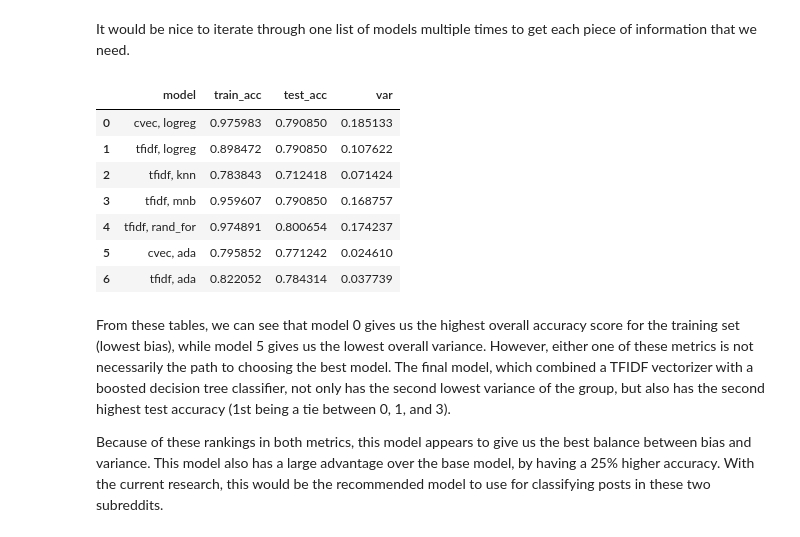
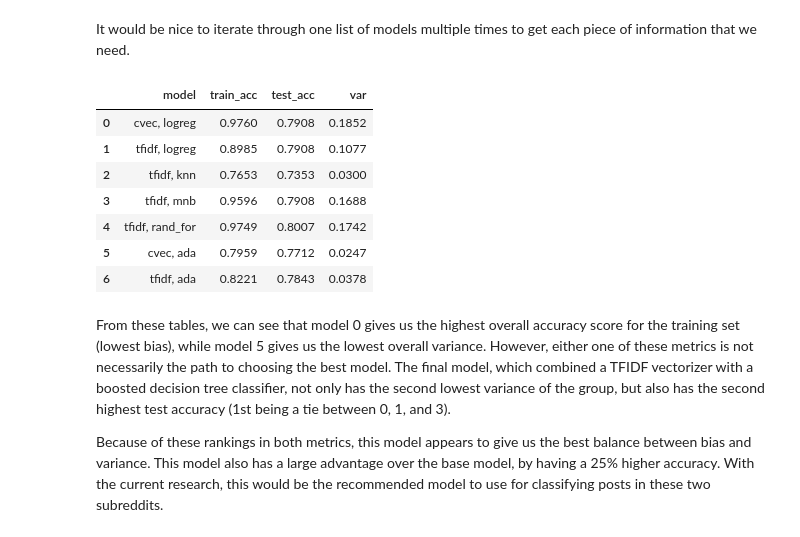
Before and after one commit to ondovj/reddit_classification, a Jupyter notebook: Code/2-cleaning_through_conclusions.ipynb, the cells around one changed output. Drawn from its saved outputs; the diff is of its cells as text; code cells hidden in the pictures.

```diff
--- a/Code/2-cleaning_through_conclusions.ipynb
+++ b/Code/2-cleaning_through_conclusions.ipynb
@@ -759,31 +759,31 @@ model_df = pd.DataFrame(columns=["model", "train_acc", "test_acc", "var"])
 It would be nice to iterate through one list of models multiple times to get each piece of information that we need.
 # %%
 # making a list of our models
-models = [cvec_lr_grid, tf_lr_grid, tf_knn_grid, tf_mnb_grid, tf_rf_grid, cvec_boost_grid, tf_boost_grid]
+models = [cvec_lr_model, tf_lr_model, tf_knn_model, tf_mnb_model, tf_rf_model, cvec_boost_model, tf_boost_model]
 
 # putting each model variation into the df
 model_df["model"] = [f"{model.estimator.steps[0][0]}, {model.estimator.steps[1][0]}" for model in models]
 
 # putting in the training scores
-model_df["train_acc"] = [round(model.score(X_train, y_train), 3) for model in models]
+model_df["train_acc"] = [round(model.score(X_train, y_train), 4) for model in models]
 
 # putting in the testing scores
-model_df["test_acc"] = [round(model.score(X_test, y_test), 3) for model in models]
+model_df["test_acc"] = [round(model.score(X_test, y_test), 4) for model in models]
 
 # getting the difference, or variance, between each score
 model_df["var"] = model_df["train_acc"] - model_df["test_acc"]
 
 # checking the final dataframe
 model_df
 # %% [output]
 |  | model | train_acc | test_acc | var |
-| 0 | cvec, logreg | 0.975983 | 0.790850 | 0.185133 |
-| 1 | tfidf, logreg | 0.898472 | 0.790850 | 0.107622 |
-| 2 | tfidf, knn | 0.783843 | 0.712418 | 0.071424 |
-| 3 | tfidf, mnb | 0.959607 | 0.790850 | 0.168757 |
-| 4 | tfidf, rand_for | 0.974891 | 0.800654 | 0.174237 |
-| 5 | cvec, ada | 0.795852 | 0.771242 | 0.024610 |
-| 6 | tfidf, ada | 0.822052 | 0.784314 | 0.037739 |
+| 0 | cvec, logreg | 0.9760 | 0.7908 | 0.1852 |
+| 1 | tfidf, logreg | 0.8985 | 0.7908 | 0.1077 |
+| 2 | tfidf, knn | 0.7653 | 0.7353 | 0.0300 |
+| 3 | tfidf, mnb | 0.9596 | 0.7908 | 0.1688 |
+| 4 | tfidf, rand_for | 0.9749 | 0.8007 | 0.1742 |
+| 5 | cvec, ada | 0.7959 | 0.7712 | 0.0247 |
+| 6 | tfidf, ada | 0.8221 | 0.7843 | 0.0378 |
 # %% [markdown]
 From these tables, we can see that model 0 gives us the highest overall accuracy score for the training set (lowest bias), while model 5 gives us the lowest overall variance. However, either one of these metrics is not necessarily the path to choosing the best model. The final model, which combined a TFIDF vectorizer with a boosted decision tree classifier, not only has the second lowest variance of the group, but also has the second highest test accuracy (1st being a tie between 0, 1, and 3).
 
```
Also changed, not shown: parts of 11 cells of this notebook, 1 other file.
